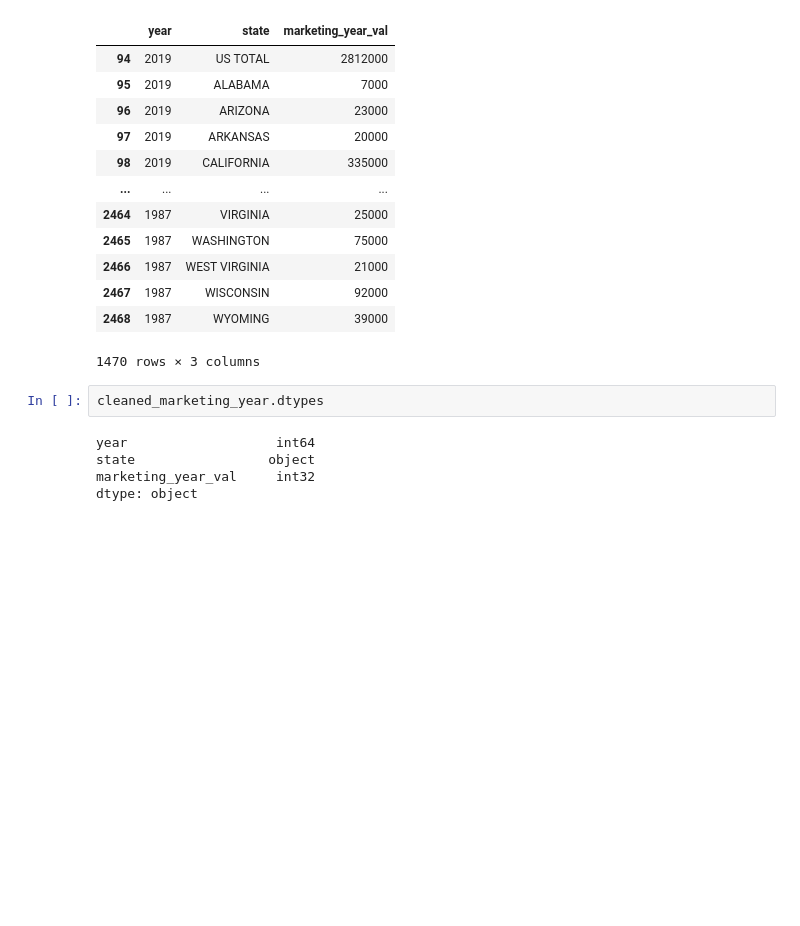
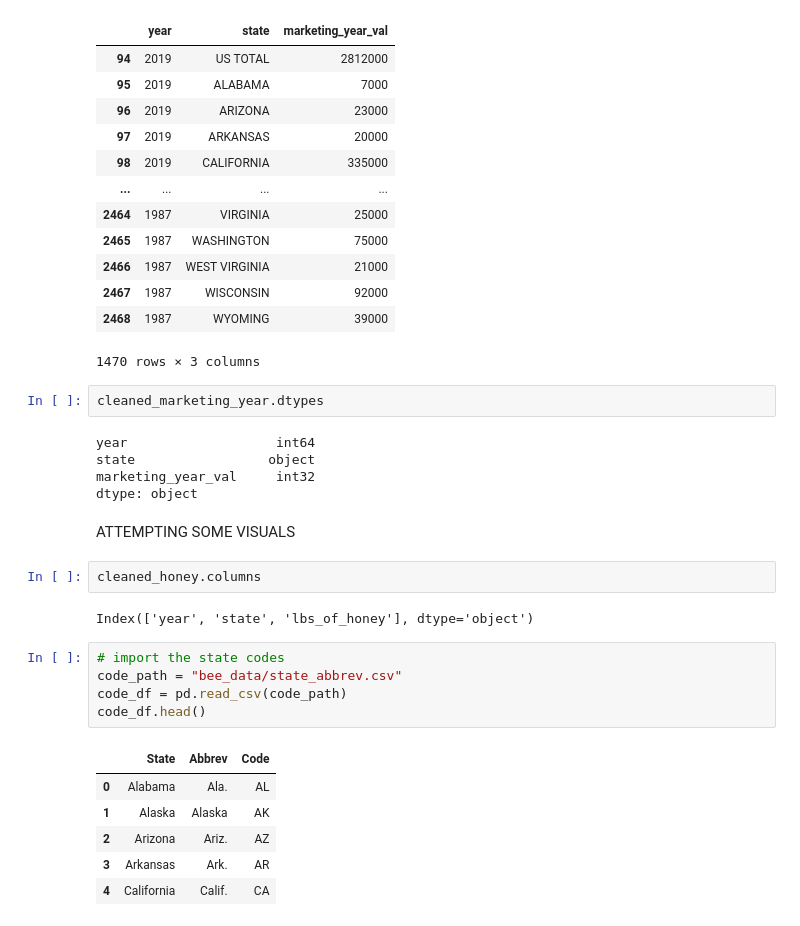
Before and after one commit to gamem001/bees_machine_learning, a Jupyter notebook: kristina/data_cleanup_kr.ipynb, the cells around one changed output. Saved outputs shown, nothing was run; the diff lists cells and outputs as text; blank space fills up the shorter version.

```diff
--- a/kristina/data_cleanup_kr.ipynb
+++ b/kristina/data_cleanup_kr.ipynb
@@ -418,3 +419,21 @@ year                   int64
 state                 object
 marketing_year_val     int32
 dtype: object
+# %% [markdown]
+ATTEMPTING SOME VISUALS
+# %%
+cleaned_honey.columns
+# %% [output]
+Index(['year', 'state', 'lbs_of_honey'], dtype='object')
+# %%
+# import the state codes
+code_path = "bee_data/state_abbrev.csv"
+code_df = pd.read_csv(code_path)
+code_df.head()
+# %% [output]
+|  | State | Abbrev | Code |
+| 0 | Alabama | Ala. | AL |
+| 1 | Alaska | Alaska | AK |
+| 2 | Arizona | Ariz. | AZ |
+| 3 | Arkansas | Ark. | AR |
+| 4 | California | Calif. | CA |
```
Also changed, not shown: parts of 6 cells of this notebook, 45 other files.
